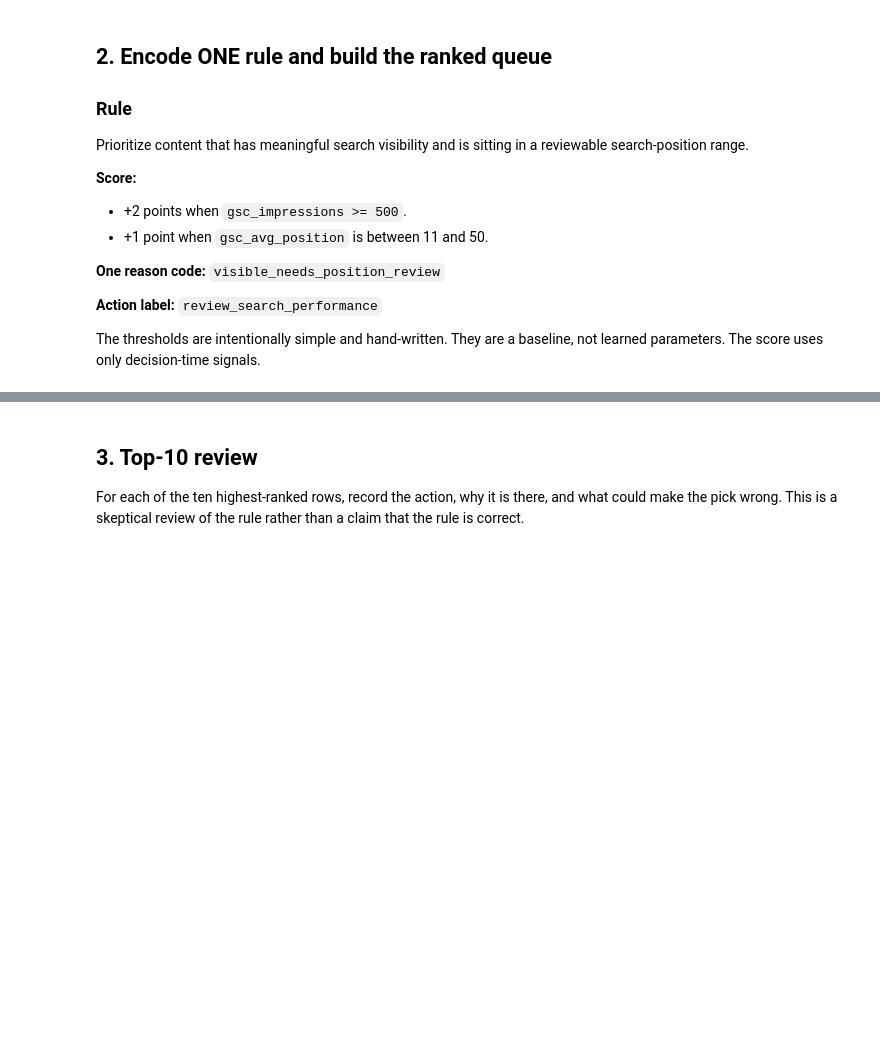
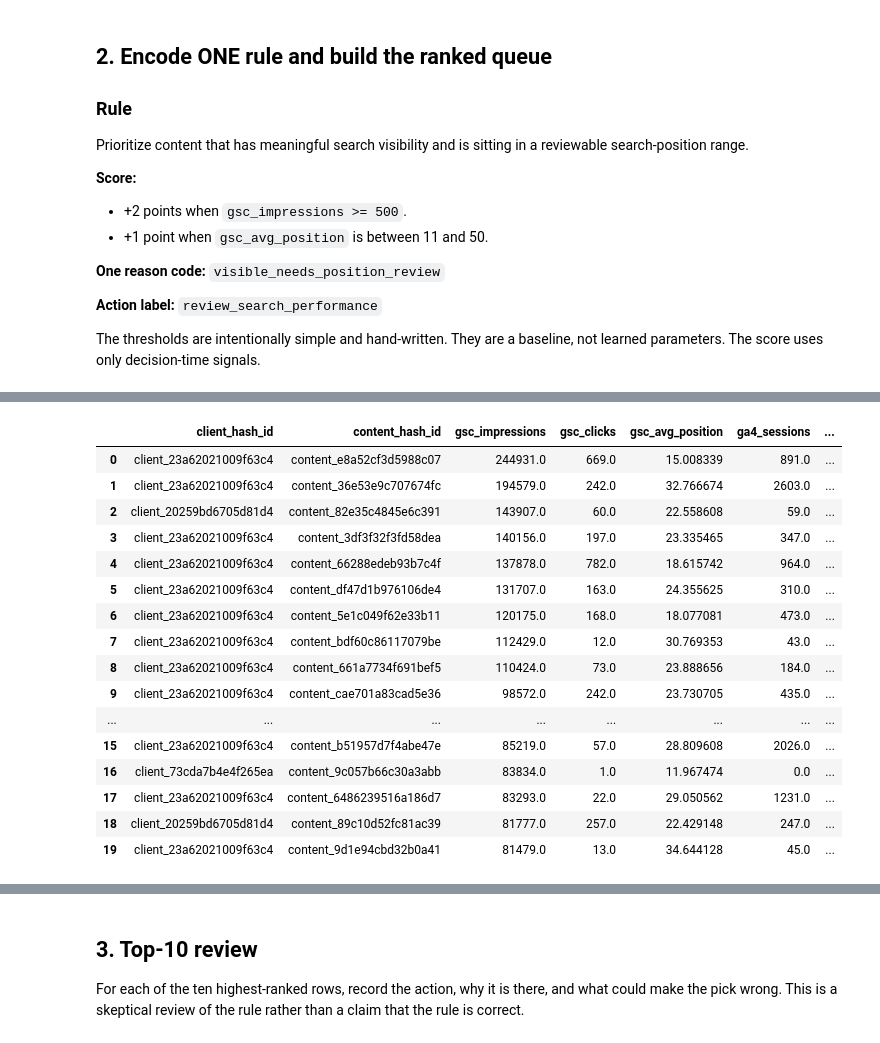
Before and after one commit to tasmeer-Siddiqui125/flyrank-ml-internship, a Jupyter notebook: work/notebooks/w04_baseline_score.ipynb, the cells around one changed output, grey strips where cells are left out. Drawn from its saved outputs; the diff is of its cells as text; code cells hidden in the pictures; blank space fills up the shorter version.

```diff
--- a/work/notebooks/w04_baseline_score.ipynb
+++ b/work/notebooks/w04_baseline_score.ipynb
@@ -231,0 +360,12 @@ display(queue.head(10)[output_cols])
+# %%
+panel["position_bucket"] = pd.cut(
+    panel["gsc_avg_position"],
+    bins=[0, 3, 10, 20, 50, np.inf],
+    labels=["1-3", "4-10", "11-20", "21-50", "50+"]
+)
+
+print(
+    panel.groupby("position_bucket", observed=False)
+    .size()
+    .rename("n")
+)
@@ -231,0 +380,47 @@ display(queue.head(10)[output_cols])
+# %%
+panel["visible"] = (
+    panel["gsc_impressions"] >= 500
+).astype(int)
+
+panel["position_opportunity"] = (
+    panel["gsc_avg_position"].between(11, 50, inclusive="both")
+).astype(int)
+
+panel["score"] = (
+    panel["visible"] *
+    panel["position_opportunity"] *
+    panel["gsc_impressions"]
+)
+# %%
+panel["action"] = np.where(
+    panel["score"] > 0,
+    "review_search_performance",
+    "monitor"
+)
+# %%
+queue = panel.sort_values(
+    ["score", "gsc_impressions"],
+    ascending=[False, False]
+).reset_index(drop=True)
+
+queue["rank"] = np.arange(1, len(queue) + 1)
+
+queue.head(20)
+# %% [output]
+|  | client_hash_id | content_hash_id | gsc_impressions | gsc_clicks | gsc_avg_position | ga4_sessions | ... |
+| 0 | client_23a62021009f63c4 | content_e8a52cf3d5988c07 | 244931.0 | 669.0 | 15.008339 | 891.0 | ... |
+| 1 | client_23a62021009f63c4 | content_36e53e9c707674fc | 194579.0 | 242.0 | 32.766674 | 2603.0 | ... |
+| 2 | client_20259bd6705d81d4 | content_82e35c4845e6c391 | 143907.0 | 60.0 | 22.558608 | 59.0 | ... |
+| 3 | client_23a62021009f63c4 | content_3df3f32f3fd58dea | 140156.0 | 197.0 | 23.335465 | 347.0 | ... |
+| 4 | client_23a62021009f63c4 | content_66288edeb93b7c4f | 137878.0 | 782.0 | 18.615742 | 964.0 | ... |
+| 5 | client_23a62021009f63c4 | content_df47d1b976106de4 | 131707.0 | 163.0 | 24.355625 | 310.0 | ... |
+| 6 | client_23a62021009f63c4 | content_5e1c049f62e33b11 | 120175.0 | 168.0 | 18.077081 | 473.0 | ... |
+| 7 | client_23a62021009f63c4 | content_bdf60c86117079be | 112429.0 | 12.0 | 30.769353 | 43.0 | ... |
+| 8 | client_23a62021009f63c4 | content_661a7734f691bef5 | 110424.0 | 73.0 | 23.888656 | 184.0 | ... |
+| 9 | client_23a62021009f63c4 | content_cae701a83cad5e36 | 98572.0 | 242.0 | 23.730705 | 435.0 | ... |
+| ... | ... | ... | ... | ... | ... | ... | ... |
+| 15 | client_23a62021009f63c4 | content_b51957d7f4abe47e | 85219.0 | 57.0 | 28.809608 | 2026.0 | ... |
+| 16 | client_73cda7b4e4f265ea | content_9c057b66c30a3abb | 83834.0 | 1.0 | 11.967474 | 0.0 | ... |
+| 17 | client_23a62021009f63c4 | content_6486239516a186d7 | 83293.0 | 22.0 | 29.050562 | 1231.0 | ... |
+| 18 | client_20259bd6705d81d4 | content_89c10d52fc81ac39 | 81777.0 | 257.0 | 22.429148 | 247.0 | ... |
+| 19 | client_23a62021009f63c4 | content_9d1e94cbd32b0a41 | 81479.0 | 13.0 | 34.644128 | 45.0 | ... |
```
Also changed, not shown: parts of 15 cells of this notebook.
